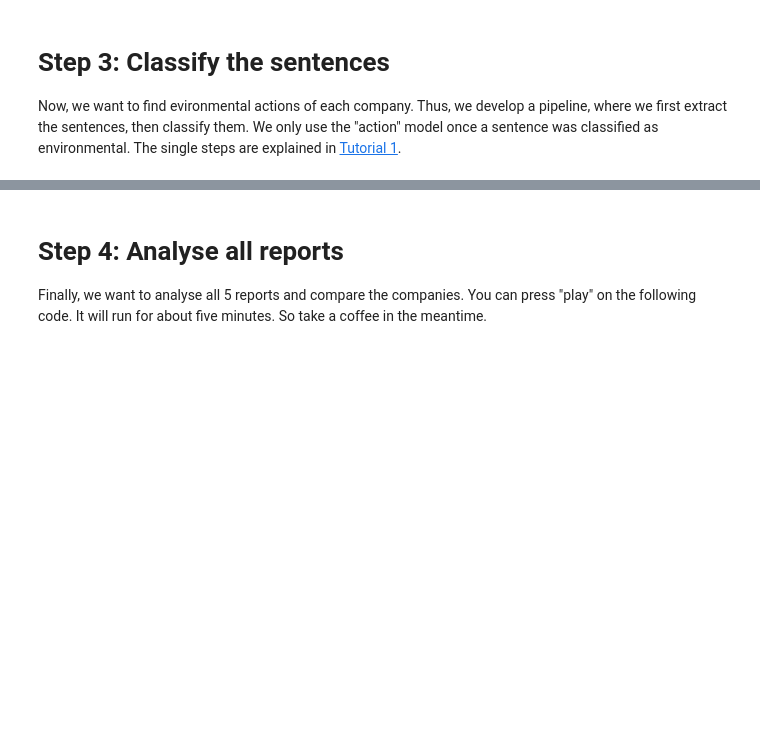
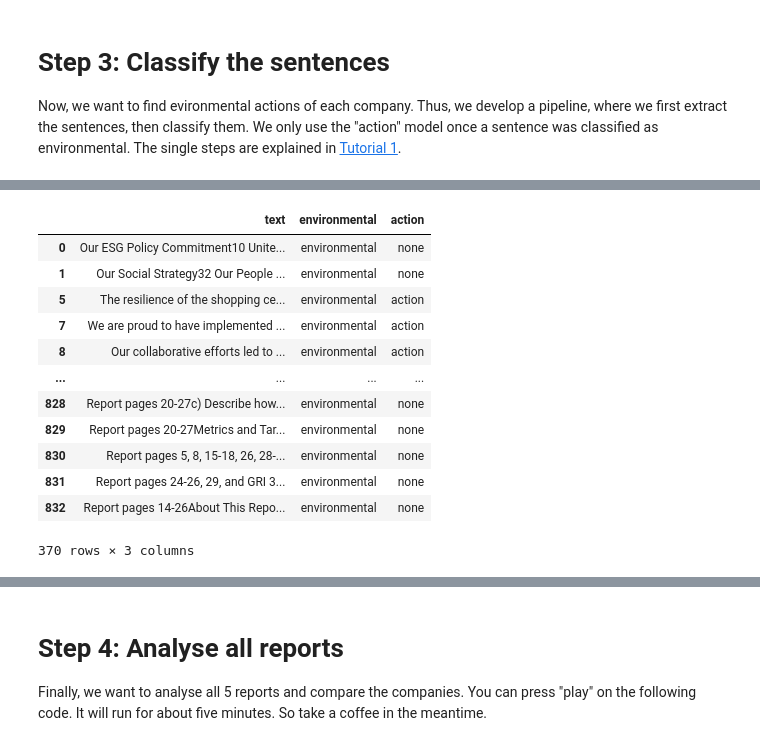
Before and after one commit to udenver/esg-forked, a Jupyter notebook: Tutorial_2_Large_Scale_Report_Analysis.ipynb, the cells around one changed output, grey strips where cells are left out. Saved outputs shown, nothing was run; the diff lists cells and outputs as text; code cells hidden in the pictures; blank space fills up the shorter version.

```diff
--- a/Tutorial_2_Large_Scale_Report_Analysis.ipynb
+++ b/Tutorial_2_Large_Scale_Report_Analysis.ipynb
@@ -135,6 +207,20 @@ df_audi = classify(audi22,  pipe_env, pipe_act)
 # %%
 # Have a look at the results.
-df_audi[df_audi["environmental"] == "environmental"]
+df_UE[df_UE["environmental"] == "environmental"]
+# %% [output]
+|  | text | environmental | action |
+| 0 | Our ESG Policy Commitment10 Unite... | environmental | none |
+| 1 | Our Social Strategy32 Our People ... | environmental | none |
+| 5 | The resilience of the shopping ce... | environmental | action |
+| 7 | We are proud to have implemented ... | environmental | action |
+| 8 | Our collaborative efforts led to ... | environmental | action |
+| ... | ... | ... | ... |
+| 828 | Report pages 20-27c) Describe how... | environmental | none |
+| 829 | Report pages 20-27Metrics and Tar... | environmental | none |
+| 830 | Report pages 5, 8, 15-18, 26, 28-... | environmental | none |
+| 831 | Report pages 24-26, 29, and GRI 3... | environmental | none |
+| 832 | Report pages 14-26About This Repo... | environmental | none |
+370 rows × 3 columns
 # %%
 # How sentences are about environment?
 env_pct = df_audi[df_audi["environmental"] == "environmental"].shape[0] / df_audi.shape[0]
```
Also changed, not shown: parts of 11 cells of this notebook, 2 other files.
